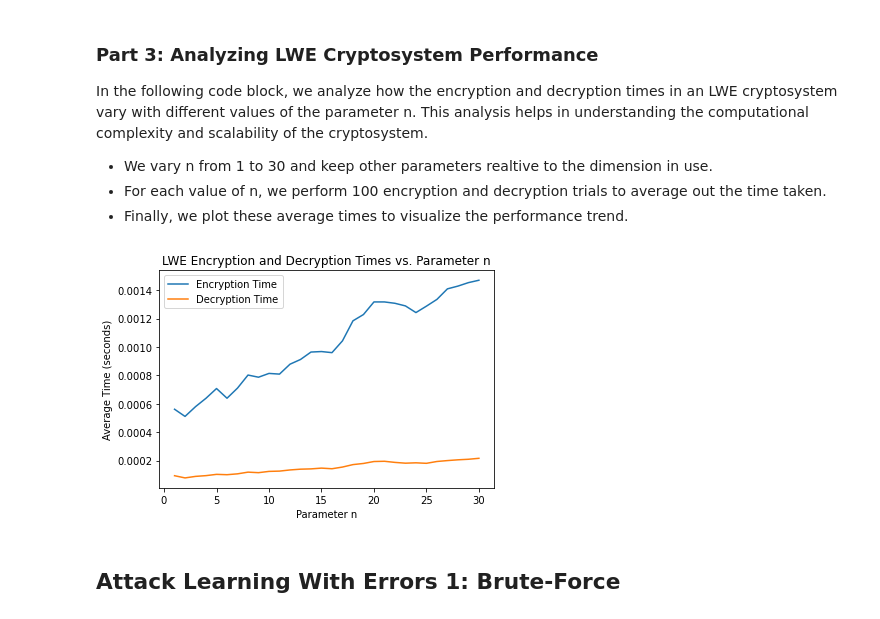
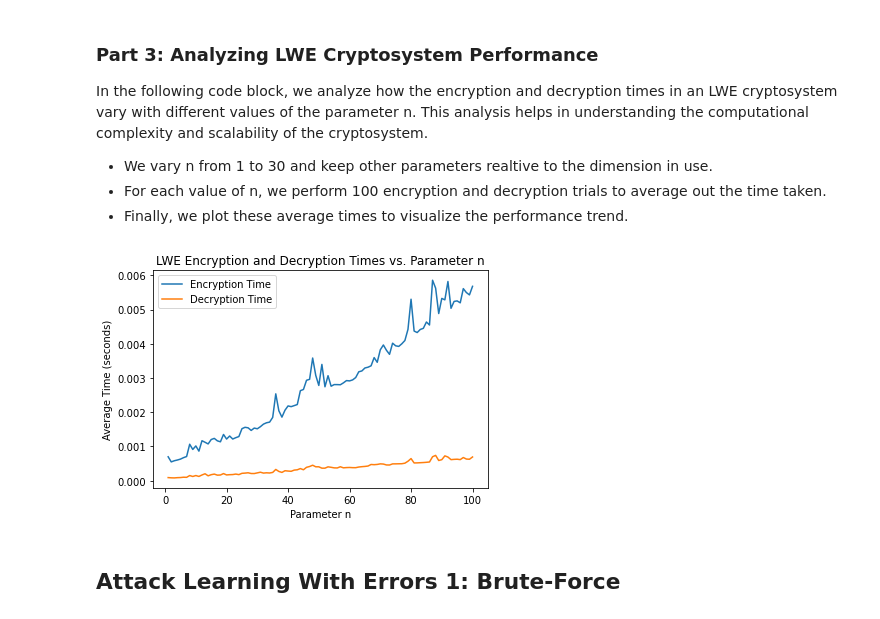
Before and after one commit to AdrianSaizdePedro/tfg-LWE-cryptosystem, a Jupyter notebook: LWE Cryptosystem.ipynb, the cells around one changed output. Saved outputs shown, nothing was run; the diff lists cells and outputs as text; code cells hidden in the pictures.

```diff
--- a/LWE Cryptosystem.ipynb
+++ b/LWE Cryptosystem.ipynb
@@ -642,8 +657,8 @@ In the following code block, we analyze how the encryption and decryption times
 import time
 
 # Define a range for 'n'
-n_values = range(1, 31)  # Adjust the range as needed
-num_attempts = 100
+n_values = range(1, 101)  # Adjust the range as needed
+num_attempts = 20
 
 # Initialize lists to store average times
 encryption_times = []
@@ -661,34 +676,34 @@ for n in n_values:
         message = [1] * lwe.l  # A sample message
 
         # Time encryption
         start_time = time.time()
         ciphertext = lwe.encryption(message)
         end_time = time.time()
         total_encryption_time += (end_time - start_time)
 
         # Time decryption
         start_time = time.time()
         lwe.decryption(ciphertext)
         end_time = time.time()
         total_decryption_time += (end_time - start_time)
 
     # Compute average times
     avg_encryption_time = total_encryption_time / num_attempts
     avg_decryption_time = total_decryption_time / num_attempts
 
     encryption_times.append(avg_encryption_time)
     decryption_times.append(avg_decryption_time)
 
 # Plotting
 plt.plot(n_values, encryption_times, label='Encryption Time')
 plt.plot(n_values, decryption_times, label='Decryption Time')
 plt.xlabel('Parameter n')
 plt.ylabel('Average Time (seconds)')
 plt.title('LWE Encryption and Decryption Times vs. Parameter n')
 plt.legend()
 plt.show()
 # %% [output]
-[figure, old version]
+[figure, new version]
 # %% [markdown]
 ## Attack Learning With Errors 1: Brute-Force
 # %% [markdown]
```
Also changed, not shown: parts of 5 cells of this notebook.
